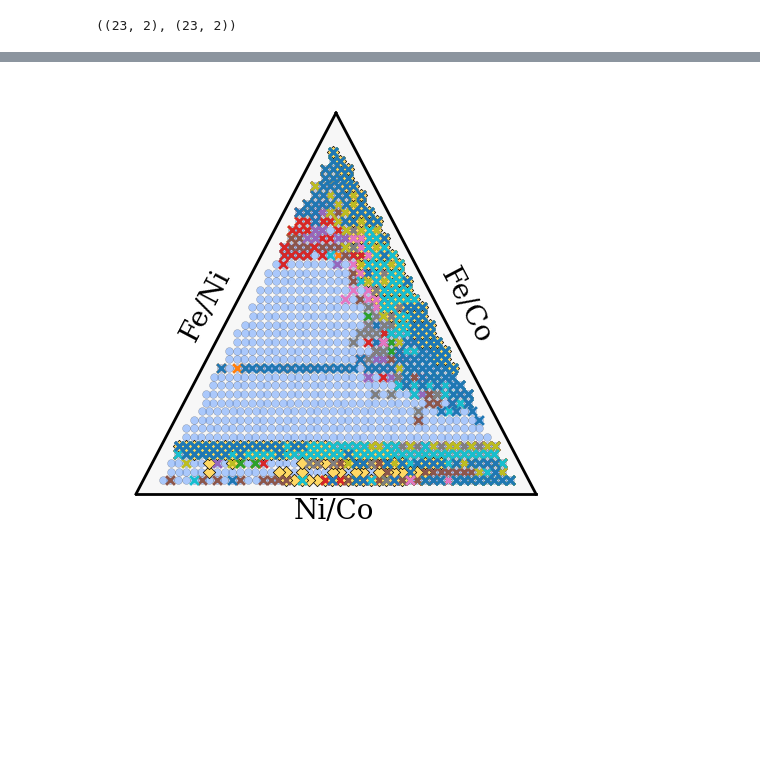
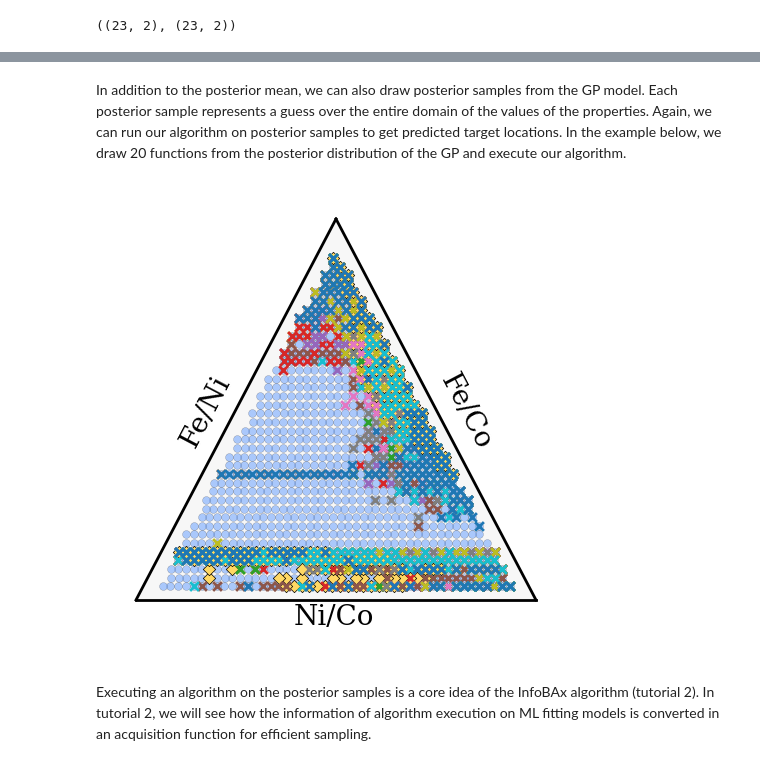
Before and after one commit to src47/multibax-sklearn, a Jupyter notebook: notebooks/tutorials/tutorial_1_expressing_a_goal_as_an_algorithm.ipynb, the cells around one changed output, grey strips where cells are left out. Cells and saved outputs as stored; diff of their text form; code cells hidden in the pictures; blank space fills up the shorter version.

Commit message:
tutorials

```diff
--- a/notebooks/tutorials/tutorial_1_expressing_a_goal_as_an_algorithm.ipynb
+++ b/notebooks/tutorials/tutorial_1_expressing_a_goal_as_an_algorithm.ipynb
@@ -104,6 +161,10 @@ plot_algo_true_function(algorithm, X_unnorm, Y_unnorm, posterior_mean=posterior_
 [figure]
+# %% [markdown]
+In addition to the posterior mean, we can also draw posterior samples from the GP model. Each posterior sample represents a guess over the entire domain of the values of the properties. Again, we can run our algorithm on posterior samples to get predicted target locations. In the example below, we draw 20 functions from the posterior distribution of the GP and execute our algorithm.
 # %%
 posterior_samples = multi_gpr.sample_y(X, n_samples = 20)
-plot_algo_true_function(algorithm, X_unnorm, Y_unnorm, posterior_mean=None, posterior_samples=posterior_samples)
+plot_algo_true_function(algorithm, x_scaler, y_scaler, X, Y, posterior_mean=None, posterior_samples=posterior_samples)
 # %% [output]
-[figure, old version]
+[figure, new version]
+# %% [markdown]
+Executing an algorithm on the posterior samples is a core idea of the InfoBAx algorithm (tutorial 2). In tutorial 2, we will see how the information of algorithm execution on ML fitting models is converted in an acquisition function for efficient sampling.
```
Also changed, not shown: parts of 14 cells of this notebook, 1 other file.
